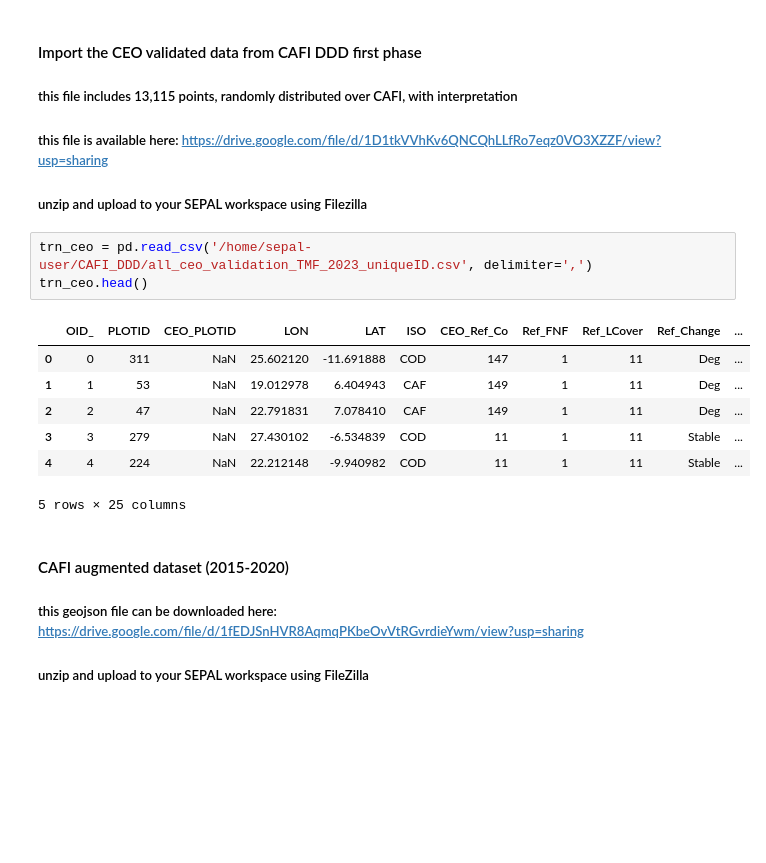
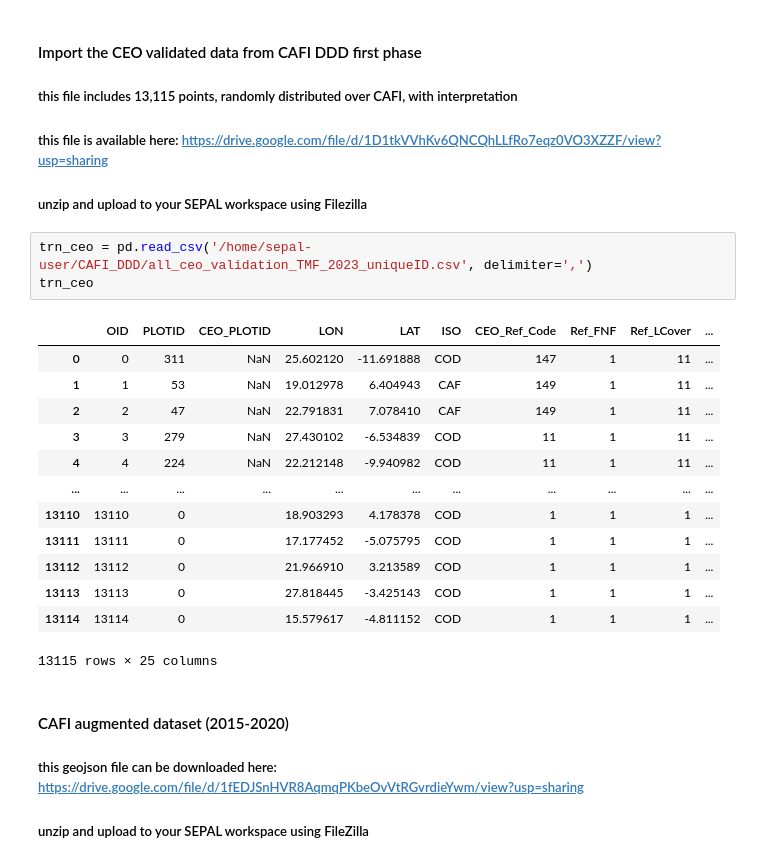
Before and after one commit to aurelgrooves/CAFI_DDD, a Jupyter notebook: esbae_05b_supervised_w_CAFI_data.ipynb, the cells around one changed output. Drawn from its saved outputs; the diff is of its cells as text; blank space fills up the shorter version.

Commit message:
updated some column names

```diff
--- a/esbae_05b_supervised_w_CAFI_data.ipynb
+++ b/esbae_05b_supervised_w_CAFI_data.ipynb
@@ -38,15 +38,21 @@ from shapely.geometry import Point
 ##### unzip and upload to your SEPAL workspace using Filezilla
 # %%
 trn_ceo = pd.read_csv('/home/sepal-user/CAFI_DDD/all_ceo_validation_TMF_2023_uniqueID.csv', delimiter=',')
-trn_ceo.head()
+trn_ceo
 # %% [output]
-|  | OID_ | PLOTID | CEO_PLOTID | LON | LAT | ISO | CEO_Ref_Co | Ref_FNF | Ref_LCover | Ref_Change | ... |
-| 0 | 0 | 311 | NaN | 25.602120 | -11.691888 | COD | 147 | 1 | 11 | Deg | ... |
-| 1 | 1 | 53 | NaN | 19.012978 | 6.404943 | CAF | 149 | 1 | 11 | Deg | ... |
-| 2 | 2 | 47 | NaN | 22.791831 | 7.078410 | CAF | 149 | 1 | 11 | Deg | ... |
-| 3 | 3 | 279 | NaN | 27.430102 | -6.534839 | COD | 11 | 1 | 11 | Stable | ... |
-| 4 | 4 | 224 | NaN | 22.212148 | -9.940982 | COD | 11 | 1 | 11 | Stable | ... |
+|  | OID | PLOTID | CEO_PLOTID | LON | LAT | ISO | CEO_Ref_Code | Ref_FNF | Ref_LCover | ... |
+| 0 | 0 | 311 | NaN | 25.602120 | -11.691888 | COD | 147 | 1 | 11 | ... |
+| 1 | 1 | 53 | NaN | 19.012978 | 6.404943 | CAF | 149 | 1 | 11 | ... |
+| 2 | 2 | 47 | NaN | 22.791831 | 7.078410 | CAF | 149 | 1 | 11 | ... |
+| 3 | 3 | 279 | NaN | 27.430102 | -6.534839 | COD | 11 | 1 | 11 | ... |
+| 4 | 4 | 224 | NaN | 22.212148 | -9.940982 | COD | 11 | 1 | 11 | ... |
+| ... | ... | ... | ... | ... | ... | ... | ... | ... | ... | ... |
+| 13110 | 13110 | 0 |  | 18.903293 | 4.178378 | COD | 1 | 1 | 1 | ... |
+| 13111 | 13111 | 0 |  | 17.177452 | -5.075795 | COD | 1 | 1 | 1 | ... |
+| 13112 | 13112 | 0 |  | 21.966910 | 3.213589 | COD | 1 | 1 | 1 | ... |
+| 13113 | 13113 | 0 |  | 27.818445 | -3.425143 | COD | 1 | 1 | 1 | ... |
+| 13114 | 13114 | 0 |  | 15.579617 | -4.811152 | COD | 1 | 1 | 1 | ... |
-5 rows × 25 columns
+13115 rows × 25 columns
 # %% [markdown]
 #### CAFI augmented dataset (2015-2020)
 ##### this geojson file can be downloaded here: https://drive.google.com/file/d/1fEDJSnHVR8AqmqPKbeOvVtRGvrdieYwm/view?usp=sharing
```
Also changed, not shown: parts of 24 cells of this notebook, 1 other file.
